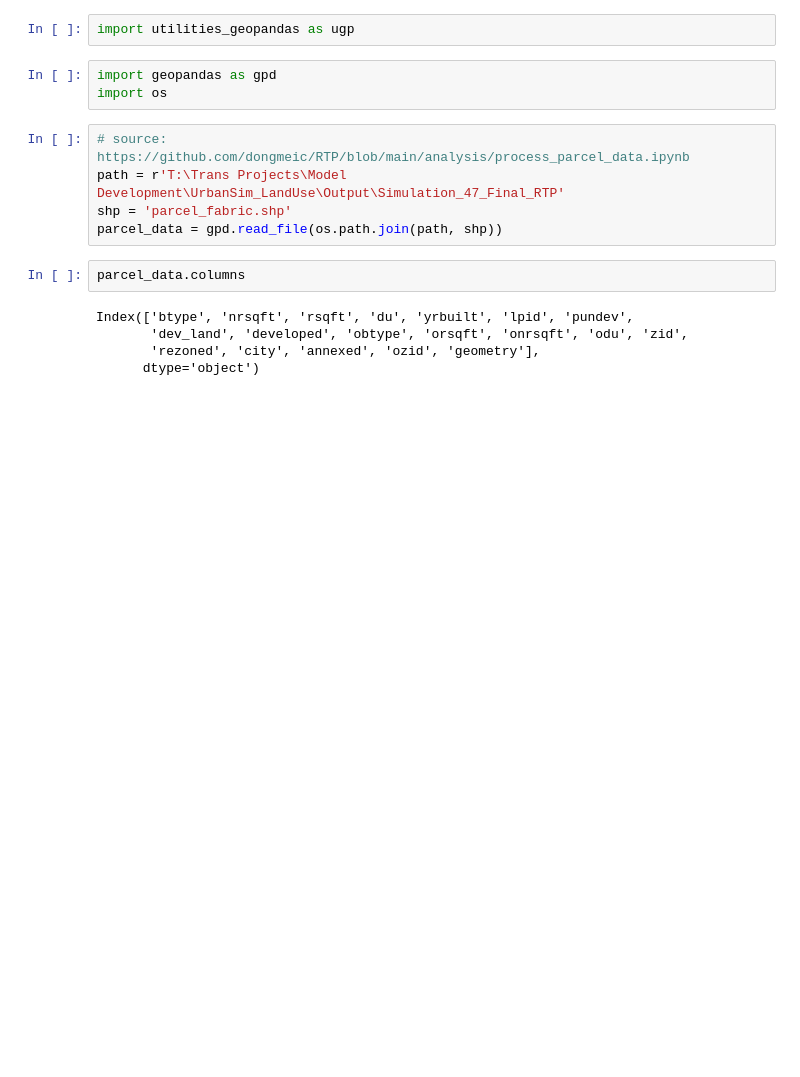
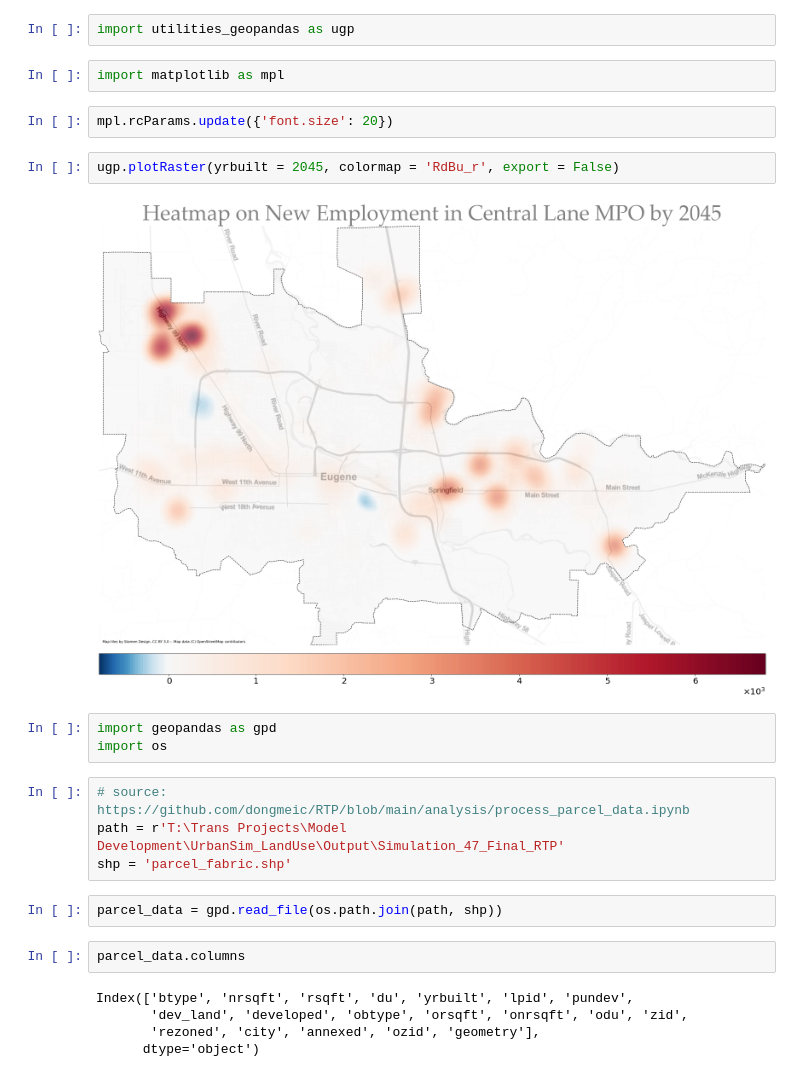
Before and after one commit to dongmeic/ModelsStoryMap, a Jupyter notebook: data/residential_employment_growth.ipynb, the cells around one changed output. Saved outputs shown, nothing was run; the diff lists cells and outputs as text; blank space fills up the shorter version.

Commit message:
fixed legend size issues

```diff
--- a/data/residential_employment_growth.ipynb
+++ b/data/residential_employment_growth.ipynb
@@ -1,5 +1,13 @@
 # %%
 import utilities_geopandas as ugp
+# %%
+import matplotlib as mpl
+# %%
+mpl.rcParams.update({'font.size': 20})
+# %%
+ugp.plotRaster(yrbuilt = 2045, colormap = 'RdBu_r', export = False)
+# %% [output]
+[figure, added]
 # %%
 import geopandas as gpd
 import os
@@ -7,7 +15,8 @@ import os
 # source: https://github.com/dongmeic/RTP/blob/main/analysis/process_parcel_data.ipynb
 path = r'T:\Trans Projects\Model Development\UrbanSim_LandUse\Output\Simulation_47_Final_RTP'
 shp = 'parcel_fabric.shp'
-parcel_data = gpd.read_file(os.path.join(path, shp))
+# %%
+parcel_data = gpd.read_file(os.path.join(path, shp))
 # %%
 parcel_data.columns
 # %% [output]
```
Also changed, not shown: parts of 17 cells of this notebook, 2 other files.
